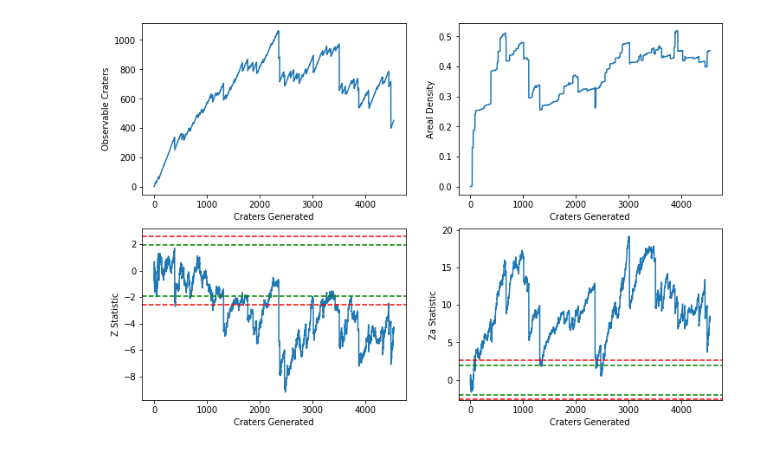
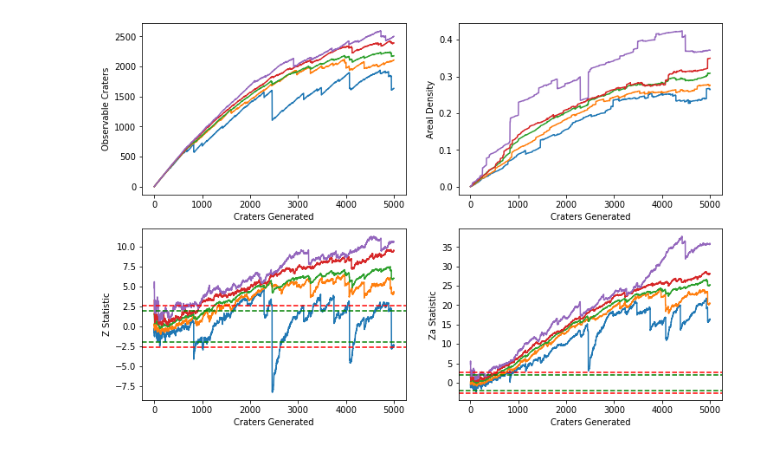
Before and after one commit to seanmason/saturation, a Jupyter notebook: notebooks/PlotStats.ipynb, the cells around one changed output. Saved outputs shown, nothing was run; the diff lists cells and outputs as text; code cells hidden in the pictures.

```diff
--- a/notebooks/PlotStats.ipynb
+++ b/notebooks/PlotStats.ipynb
@@ -48,7 +49,22 @@ def plot_statistics(stats: pd.DataFrame):
 
     plt.show()
 # %%
-stats = pd.read_csv('/home/mason/output/sim_run_0.txt').dropna()
-plot_statistics(stats)
+base_path = '/home/mason/output/'
+filenames = [
+    f'{base_path}/sim_run3_2_9_0.4_1.5_{x}.txt'
+    for x in range(10)
+]
+
+sim_stats = []
+for index, filename in enumerate(filenames):
+    stats = pd.read_csv(filename)
+    stats['simulation_id'] = index
+    sim_stats.append(stats)
+
+stats = pd.concat(sim_stats, axis=0).dropna()
-# %% [output]
-[figure, removed]
+# %%
+def percentile(n):
+    @numba.jit(forceobj=True, fastmath=True)
+    def _percentile(x):
+        return np.percentile(x, n)
+    return _percentile
@@ -54,0 +106,54 @@ plot_statistics(stats)
+# %%
+fig, axes = plt.subplots(nrows=2, ncols=2, figsize=(12, 8))
+
+# Plot crater count
+ax = axes[0][0]
+ax.plot(grouped.n_craters_generated, grouped.n_craters_in_observation_area_min)
+ax.plot(grouped.n_craters_generated, grouped.n_craters_in_observation_area_25_percentile)
+ax.plot(grouped.n_craters_generated, grouped.n_craters_in_observation_area_mean)
+ax.plot(grouped.n_craters_generated, grouped.n_craters_in_observation_area_75_percentile)
+ax.plot(grouped.n_craters_generated, grouped.n_craters_in_observation_area_max)
+ax.set_xlabel('Craters Generated')
+ax.set_ylabel('Observable Craters')
+
+# Plot crater count
+ax = axes[0][1]
+ax.plot(grouped.n_craters_generated, grouped.areal_density_min)
+ax.plot(grouped.n_craters_generated, grouped.areal_density_25_percentile)
+ax.plot(grouped.n_craters_generated, grouped.areal_density_mean)
+ax.plot(grouped.n_craters_generated, grouped.areal_density_75_percentile)
+ax.plot(grouped.n_craters_generated, grouped.areal_density_max)
+ax.set_xlabel('Craters Generated')
+ax.set_ylabel('Areal Density')
+
+# Plot Z statistic
+ax = axes[1][0]
+ax.plot(grouped.n_craters_generated, grouped.z_min)
+ax.plot(grouped.n_craters_generated, grouped.z_25_percentile)
+ax.plot(grouped.n_craters_generated, grouped.z_mean)
+ax.plot(grouped.n_craters_generated, grouped.z_75_percentile)
+ax.plot(grouped.n_craters_generated, grouped.z_max)
+ax.axhline(-1.96, color='g', ls='--')
+ax.axhline(1.96, color='g', ls='--')
+ax.axhline(-2.58, color='r', ls='--')
+ax.axhline(2.58, color='r', ls='--')
+ax.set_xlabel('Craters Generated')
+ax.set_ylabel('Z Statistic')
+
+# Plot Za statistic
+ax = axes[1][1]
+ax.plot(grouped.n_craters_generated, grouped.za_min)
+ax.plot(grouped.n_craters_generated, grouped.za_25_percentile)
+ax.plot(grouped.n_craters_generated, grouped.za_mean)
+ax.plot(grouped.n_craters_generated, grouped.za_75_percentile)
+ax.plot(grouped.n_craters_generated, grouped.za_max)
+ax.axhline(-1.96, color='g', ls='--')
+ax.axhline(1.96, color='g', ls='--')
+ax.axhline(-2.58, color='r', ls='--')
+ax.axhline(2.58, color='r', ls='--')
+ax.set_xlabel('Craters Generated')
+ax.set_ylabel('Za Statistic')
+
+plt.show()
+# %% [output]
+[figure, added]
```
Also changed, not shown: parts of 5 cells of this notebook, 5 other files.
